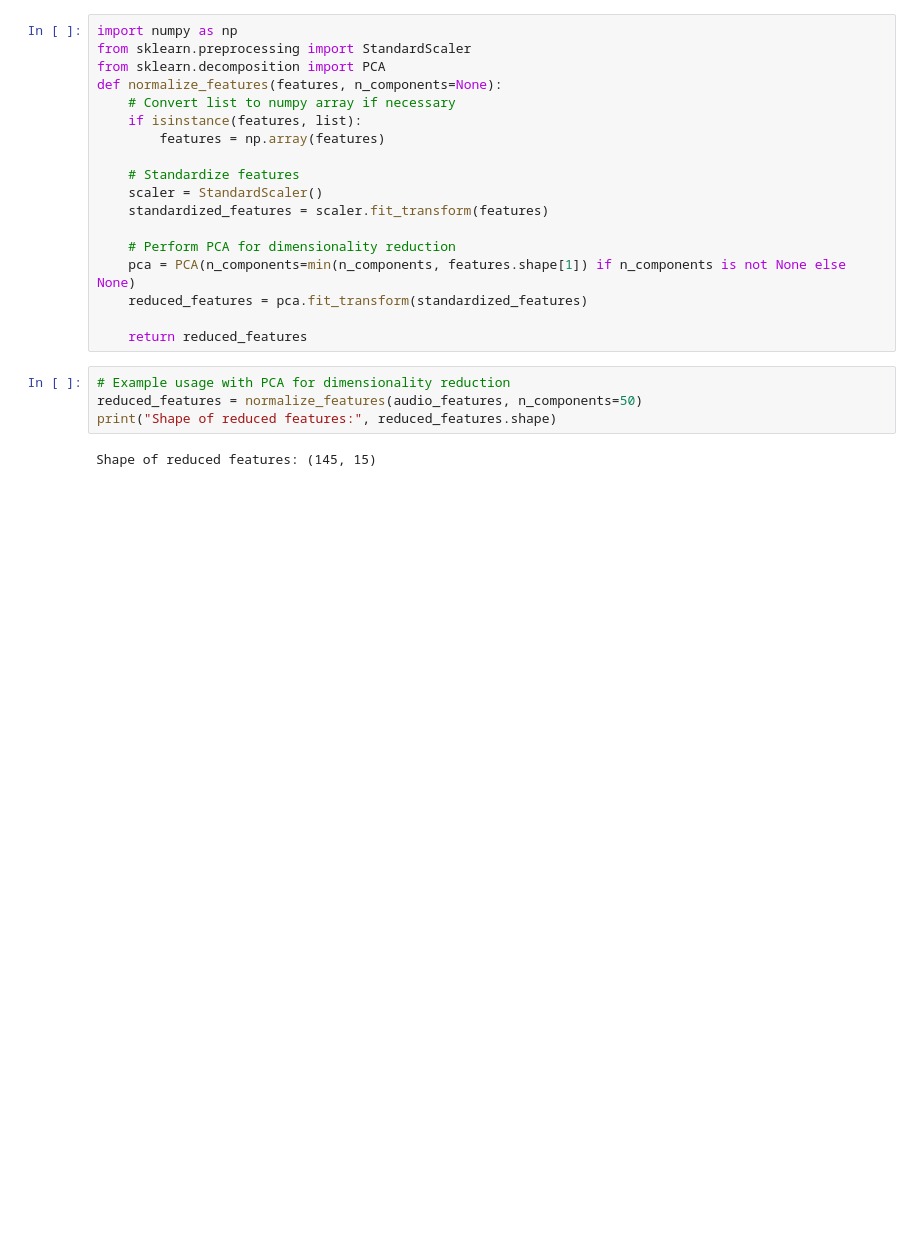
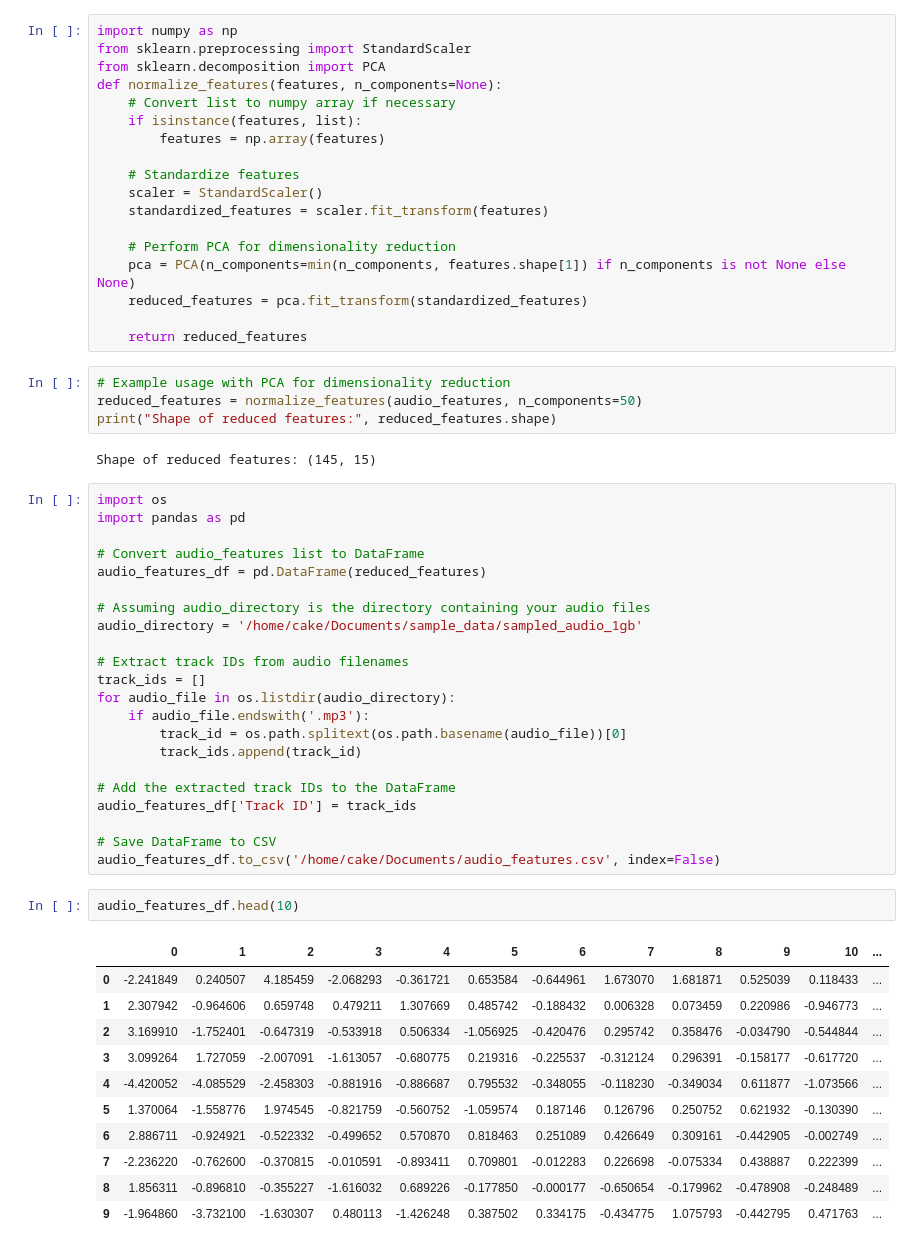
Before and after one commit to ahsanshahid405/Music-Recommndation-System-for-Spotiify, a Jupyter notebook: audio.ipynb, the cells around one changed output. Saved outputs shown, nothing was run; the diff lists cells and outputs as text; blank space fills up the shorter version.

```diff
--- a/audio.ipynb
+++ b/audio.ipynb
@@ -76,3 +92,39 @@ reduced_features = normalize_features(audio_features, n_components=50)
 print("Shape of reduced features:", reduced_features.shape)
 # %% [output]
 Shape of reduced features: (145, 15)
+# %%
+import os
+import pandas as pd
+
+# Convert audio_features list to DataFrame
+audio_features_df = pd.DataFrame(reduced_features)
+
+# Assuming audio_directory is the directory containing your audio files
+audio_directory = '/home/cake/Documents/sample_data/sampled_audio_1gb'
+
+# Extract track IDs from audio filenames
+track_ids = []
+for audio_file in os.listdir(audio_directory):
+    if audio_file.endswith('.mp3'):
+        track_id = os.path.splitext(os.path.basename(audio_file))[0]
+        track_ids.append(track_id)
+
+# Add the extracted track IDs to the DataFrame
+audio_features_df['Track ID'] = track_ids
+
+# Save DataFrame to CSV
+audio_features_df.to_csv('/home/cake/Documents/audio_features.csv', index=False)
+# %%
+audio_features_df.head(10)
+# %% [output]
+|  | 0 | 1 | 2 | 3 | 4 | 5 | 6 | 7 | 8 | 9 | 10 | ... |
+| 0 | -2.241849 | 0.240507 | 4.185459 | -2.068293 | -0.361721 | 0.653584 | -0.644961 | 1.673070 | 1.681871 | 0.525039 | 0.118433 | ... |
+| 1 | 2.307942 | -0.964606 | 0.659748 | 0.479211 | 1.307669 | 0.485742 | -0.188432 | 0.006328 | 0.073459 | 0.220986 | -0.946773 | ... |
+| 2 | 3.169910 | -1.752401 | -0.647319 | -0.533918 | 0.506334 | -1.056925 | -0.420476 | 0.295742 | 0.358476 | -0.034790 | -0.544844 | ... |
+| 3 | 3.099264 | 1.727059 | -2.007091 | -1.613057 | -0.680775 | 0.219316 | -0.225537 | -0.312124 | 0.296391 | -0.158177 | -0.617720 | ... |
+| 4 | -4.420052 | -4.085529 | -2.458303 | -0.881916 | -0.886687 | 0.795532 | -0.348055 | -0.118230 | -0.349034 | 0.611877 | -1.073566 | ... |
+| 5 | 1.370064 | -1.558776 | 1.974545 | -0.821759 | -0.560752 | -1.059574 | 0.187146 | 0.126796 | 0.250752 | 0.621932 | -0.130390 | ... |
+| 6 | 2.886711 | -0.924921 | -0.522332 | -0.499652 | 0.570870 | 0.818463 | 0.251089 | 0.426649 | 0.309161 | -0.442905 | -0.002749 | ... |
+| 7 | -2.236220 | -0.762600 | -0.370815 | -0.010591 | -0.893411 | 0.709801 | -0.012283 | 0.226698 | -0.075334 | 0.438887 | 0.222399 | ... |
+| 8 | 1.856311 | -0.896810 | -0.355227 | -1.616032 | 0.689226 | -0.177850 | -0.000177 | -0.650654 | -0.179962 | -0.478908 | -0.248489 | ... |
+| 9 | -1.964860 | -3.732100 | -1.630307 | 0.480113 | -1.426248 | 0.387502 | 0.334175 | -0.434775 | 1.075793 | -0.442795 | 0.471763 | ... |
```
Also changed, not shown: parts of 2 cells of this notebook, 2 other files.
